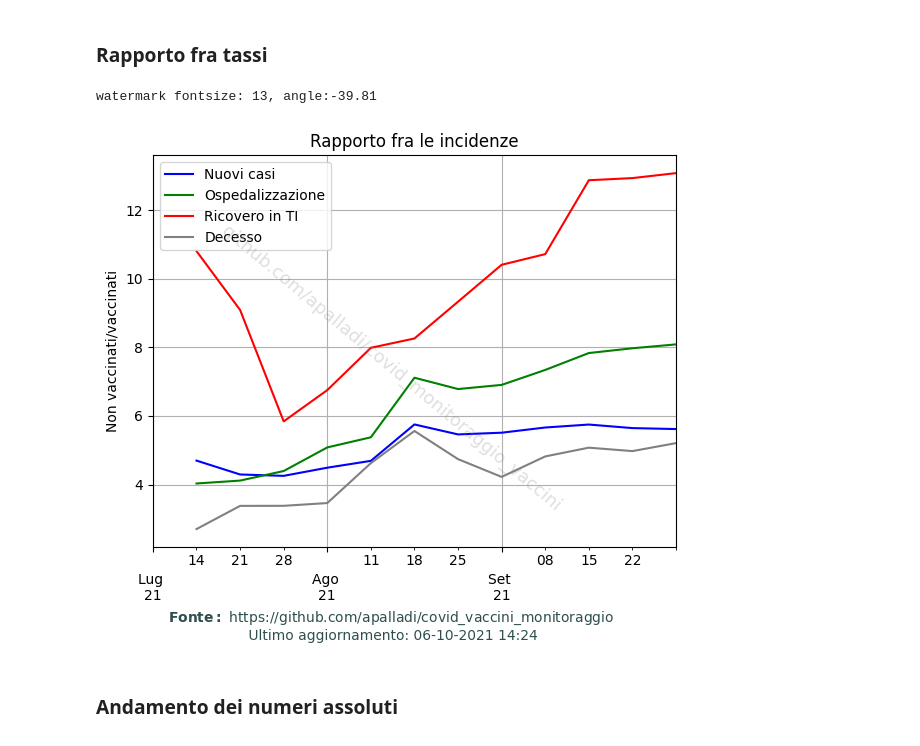
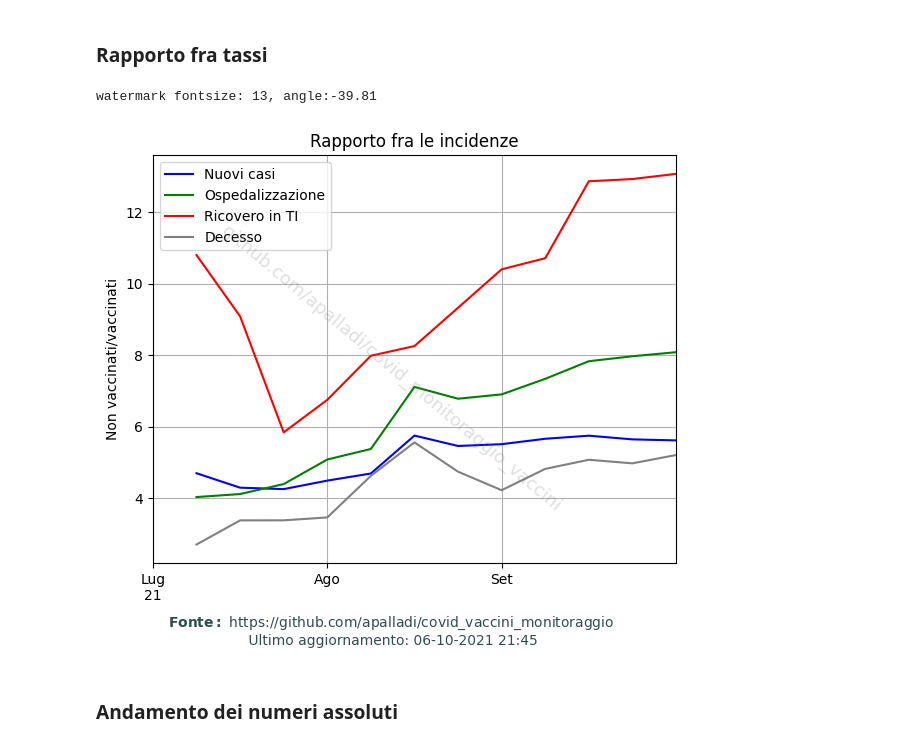
Before and after one commit to apalladi/covid_vaccini_monitoraggio, a Jupyter notebook: Notebooks/andamento_epidemia.ipynb, the cells around one changed output. Drawn from its saved outputs; the diff is of its cells as text; code cells hidden in the pictures.

```diff
--- a/Notebooks/andamento_epidemia.ipynb
+++ b/Notebooks/andamento_epidemia.ipynb
@@ -167,4 +172,9 @@ if (df_tassi.index[0].month > df_tassi.index[1].month):
 # %%
+x_date = ['2021-07-01', '2021-08-01', '2021-09-01']
+x_label = ['Lug\n21', 'Ago', 'Set']
+
+update_labels()
+
 fig, axes2 = plt.subplots(nrows=2, ncols=2, figsize=(9, 9))
 
 # unpack all the axes subplots
@@ -205,26 +215,27 @@ watermark fontsize: 21, angle:-45.0
 # %%
 fig = plt.figure(figsize=(6, 5))
 (df_tassi.iloc[:, 0]/df_tassi.iloc[:, 1]).plot(label='Nuovi casi', color='blue')
 (df_tassi.iloc[:, 2]/df_tassi.iloc[:, 3]).plot(label='Ospedalizzazione', color='green')
 (df_tassi.iloc[:, 4]/df_tassi.iloc[:, 5]).plot(label='Ricovero in TI', color='red')
 (df_tassi.iloc[:, 6]/df_tassi.iloc[:, 7]).plot(label='Decesso', color='gray')
 plt.title('Rapporto fra le incidenze')
 plt.legend()
 plt.xticks(x_date, x_label)
+plt.minorticks_off()
 plt.xlabel('')
 plt.ylabel('Non vaccinati/vaccinati')
 plt.grid()
 
 # add watermarks
 ax = plt.gca()
 add_watermark(fig, ax.xaxis.label.get_fontsize())
 
 plt.tight_layout()
 plt.savefig('../risultati/rapporto_tra_tassi.png', dpi=300, bbox_inches="tight")
 plt.show()
 # %% [output]
 watermark fontsize: 13, angle:-39.81
-[figure, old version]
+[figure, new version]
 # %% [markdown]
 ### Andamento dei numeri assoluti
 # %%
```
Also changed, not shown: parts of 5 cells of this notebook, 12 other files.
